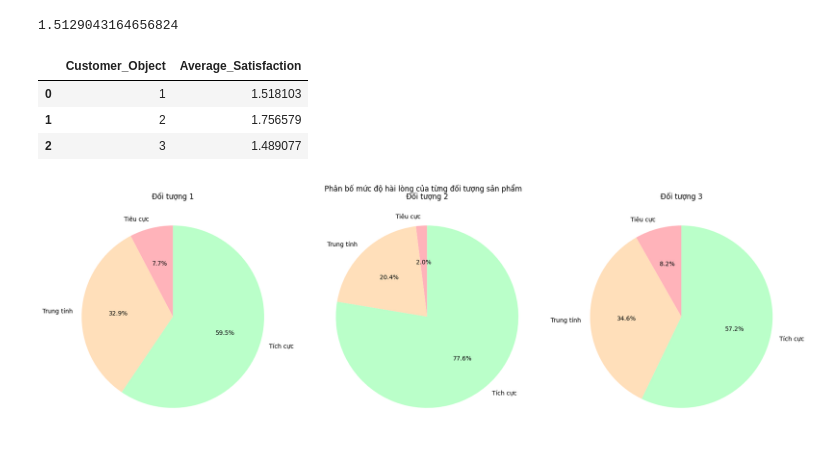
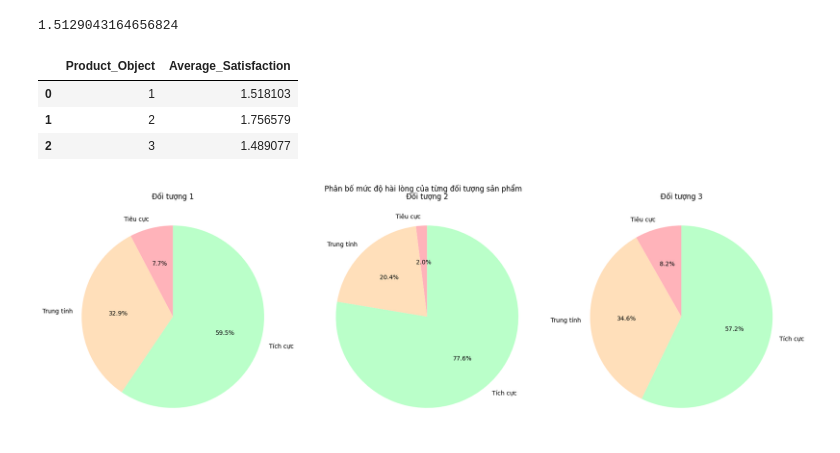
Before and after one commit to tathithienthanh/WomenFashionProductRecommendationSystem, a Jupyter notebook: Untitled.ipynb, the cells around one changed output. Saved outputs shown, nothing was run; the diff lists cells and outputs as text; code cells hidden in the pictures.

```diff
--- a/Untitled.ipynb
+++ b/Untitled.ipynb
@@ -1353,11 +1283,11 @@ df_Laz_product_kmeans[df_Laz_product_kmeans['Cluster'] == 1]
 |  | Price | Sold | Cluster |
 | 84 | 49000.0 | 10100 | 1 |
 # %%
-df_Laz_product['Customer_Object'] = df_Laz_product_kmeans['Cluster']
+df_Laz_product['Product_Object'] = df_Laz_product_kmeans['Cluster']
 # %%
-df_Laz_product[df_Laz_product['Customer_Object'] == 1] = 3
+df_Laz_product[df_Laz_product['Product_Object'] == 1] = 3
 # %%
-df_Laz_product['Customer_Object'] = df_Laz_product['Customer_Object'].apply(lambda x: 1 if x == 2 else 2 if x == 0 else 3 if x == 3 else x)
+df_Laz_product['Product_Object'] = df_Laz_product['Product_Object'].apply(lambda x: 1 if x == 2 else 2 if x == 0 else 3 if x == 3 else x)
 # %% [markdown]
 ### df_Laz_feedback
 # %%
@@ -1622,11 +1554,11 @@ plt.show()
 # %% [output]
 [figure]
 # %%
-customer_satisfaction = df_merged.groupby('Customer_Object')['Label'].mean().reset_index()
-customer_satisfaction.columns = ['Customer_Object', 'Average_Satisfaction']
+product_satisfaction = df_merged.groupby('Product_Object')['Label'].mean().reset_index()
+product_satisfaction.columns = ['Product_Object', 'Average_Satisfaction']
 
 pastel_colors = ['#FFB3BA', '#FFDFBA', '#BAFFC9', '#BAE1FF', '#FF677D', '#FFC3A0']
-customer_satisfaction.plot(kind='bar', x='Customer_Object', y='Average_Satisfaction', color=pastel_colors[:len(customer_satisfaction)])
+product_satisfaction.plot(kind='bar', x='Product_Object', y='Average_Satisfaction', color=pastel_colors[:len(product_satisfaction)])
 plt.title('Mức độ hài lòng trung bình của từng đối tượng sản phẩm')
 plt.xlabel('Đối tượng khách hàng')
 plt.ylabel('Mức độ hài lòng trung bình')
@@ -1639,9 +1571,9 @@ df_merged['Label'].mean()
 # %% [output]
 1.5129043164656824
 # %%
-customer_satisfaction
+product_satisfaction
 # %% [output]
-|  | Customer_Object | Average_Satisfaction |
+|  | Product_Object | Average_Satisfaction |
 | 0 | 1 | 1.518103 |
 | 1 | 2 | 1.756579 |
 | 2 | 3 | 1.489077 |
```
Also changed, not shown: parts of 15 cells of this notebook.
